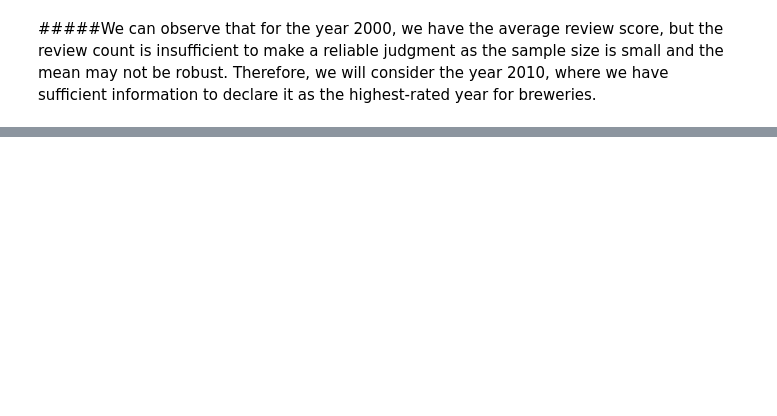
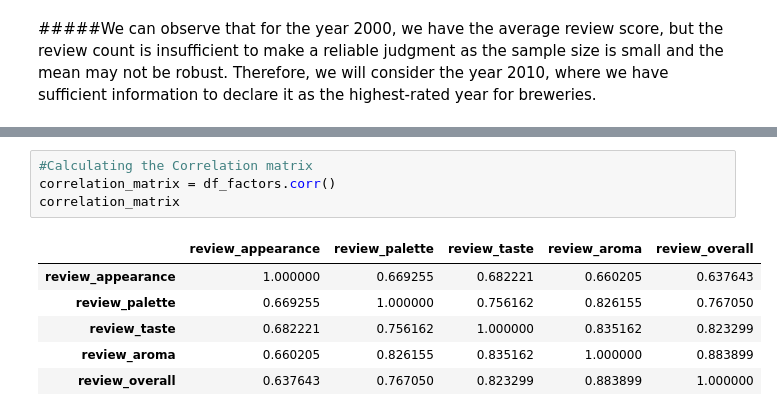
Before and after one commit to mdabushad/Beer-Data-Analysis, a Jupyter notebook: Beer_Data_Analysis.ipynb, the cells around one changed output, grey strips where cells are left out. Drawn from its saved outputs; the diff is of its cells as text; blank space fills up the shorter version.

```diff
--- a/Beer_Data_Analysis.ipynb
+++ b/Beer_Data_Analysis.ipynb
@@ -215,0 +229,11 @@ plt.show()
+# %%
+#Calculating the Correlation matrix
+correlation_matrix = df_factors.corr()
+correlation_matrix
+# %% [output]
+|  | review_appearance | review_palette | review_taste | review_aroma | review_overall |
+| review_appearance | 1.000000 | 0.669255 | 0.682221 | 0.660205 | 0.637643 |
+| review_palette | 0.669255 | 1.000000 | 0.756162 | 0.826155 | 0.767050 |
+| review_taste | 0.682221 | 0.756162 | 1.000000 | 0.835162 | 0.823299 |
+| review_aroma | 0.660205 | 0.826155 | 0.835162 | 1.000000 | 0.883899 |
+| review_overall | 0.637643 | 0.767050 | 0.823299 | 0.883899 | 1.000000 |
```
Also changed, not shown: parts of 5 cells of this notebook.
